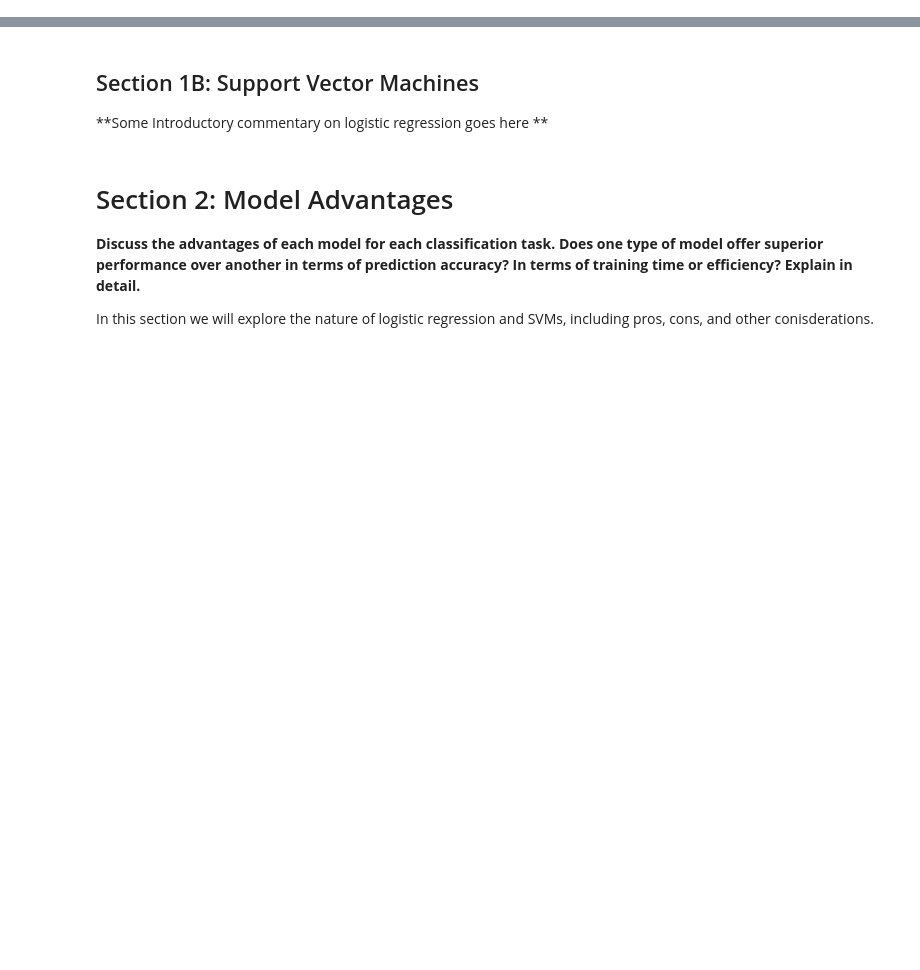
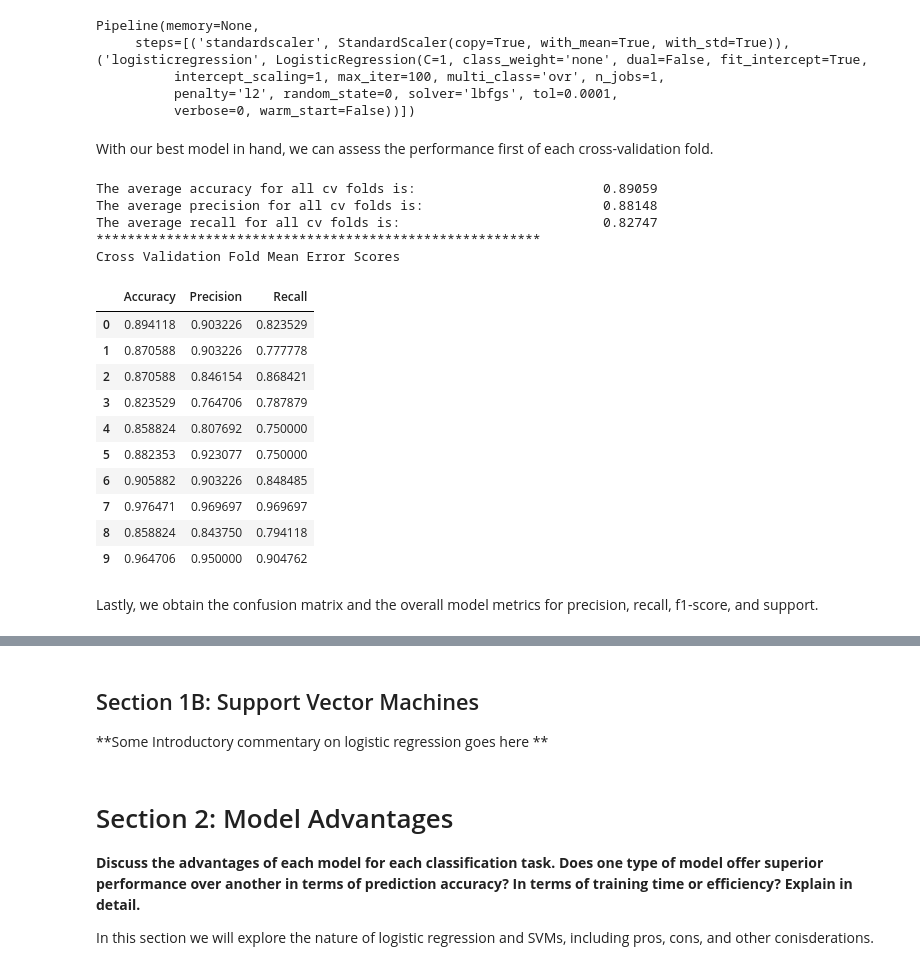
Before and after one commit to jeffweltman/MSDS7331, a Jupyter notebook: MSDS7331 - MiniProject1 - Logistic Regression & SVM.ipynb, the cells around one changed output, grey strips where cells are left out. Cells and saved outputs as stored; diff of their text form; code cells hidden in the pictures; blank space fills up the shorter version.

```diff
--- a/MSDS7331 - MiniProject1 - Logistic Regression & SVM.ipynb
+++ b/MSDS7331 - MiniProject1 - Logistic Regression & SVM.ipynb
@@ -40,0 +123,57 @@ In this section, we'll use two classical data mining techniques to further our u
+# %%
+from sklearn.pipeline import make_pipeline
+from sklearn.model_selection import GridSearchCV
+from sklearn.feature_selection import RFECV
+from sklearn.linear_model import LogisticRegression
+from sklearn.preprocessing import StandardScaler
+from sklearn.model_selection import ShuffleSplit
+
+#create a pipeline to scale all of the data and perform logistic regression during each grid search step.
+pipe = make_pipeline(StandardScaler(), LogisticRegression())
+
+# Define a range of hyper parameters for grid search
+parameters = { 'logisticregression__penalty':['l2']
+              ,'logisticregression__C': [0.001, 0.01, 0.1, 1, 10, 100, 1000]
+              ,'logisticregression__class_weight': ['balanced','none']
+              ,'logisticregression__random_state': [0]
+              ,'logisticregression__solver': ['lbfgs']
+              ,'logisticregression__max_iter':[100,500]
+             }
+
+#Perform the grid search using accuracy as a metric during cross validation.
+grid = GridSearchCV(pipe, parameters, cv=cv, scoring='accuracy')
+
+#Use the best features from recursive feature elimination during the grid search
+grid.fit(X_highSchools, Y)
+
+#display the best pipeline model identified during the grid search
+grid.best_estimator_
+# %% [output]
+Pipeline(memory=None,
+     steps=[('standardscaler', StandardScaler(copy=True, with_mean=True, with_std=True)), ('logisticregression', LogisticRegression(C=1, class_weight='none', dual=False, fit_intercept=True,
+          intercept_scaling=1, max_iter=100, multi_class='ovr', n_jobs=1,
+          penalty='l2', random_state=0, solver='lbfgs', tol=0.0001,
+          verbose=0, warm_start=False))])
+# %% [markdown]
+With our best model in hand, we can assess the performance first of each cross-validation fold.
+# %%
+EvaluateClassifierEstimator(grid.best_estimator_, X_highSchools, Y, cv)
+# %% [output]
+The average accuracy for all cv folds is:                        0.89059
+The average precision for all cv folds is:                       0.88148
+The average recall for all cv folds is:                          0.82747
+*********************************************************
+Cross Validation Fold Mean Error Scores
+|  | Accuracy | Precision | Recall |
+| 0 | 0.894118 | 0.903226 | 0.823529 |
+| 1 | 0.870588 | 0.903226 | 0.777778 |
+| 2 | 0.870588 | 0.846154 | 0.868421 |
+| 3 | 0.823529 | 0.764706 | 0.787879 |
+| 4 | 0.858824 | 0.807692 | 0.750000 |
+| 5 | 0.882353 | 0.923077 | 0.750000 |
+| 6 | 0.905882 | 0.903226 | 0.848485 |
+| 7 | 0.976471 | 0.969697 | 0.969697 |
+| 8 | 0.858824 | 0.843750 | 0.794118 |
+| 9 | 0.964706 | 0.950000 | 0.904762 |
+# %% [markdown]
+Lastly, we obtain the confusion matrix and the overall model metrics for precision, recall, f1-score, and support.
```
Also changed, not shown: parts of 24 cells of this notebook.
